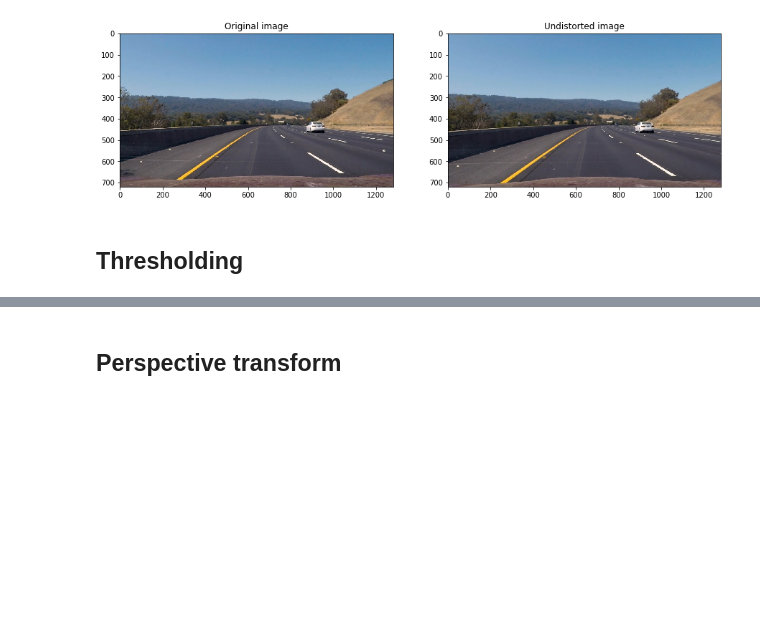
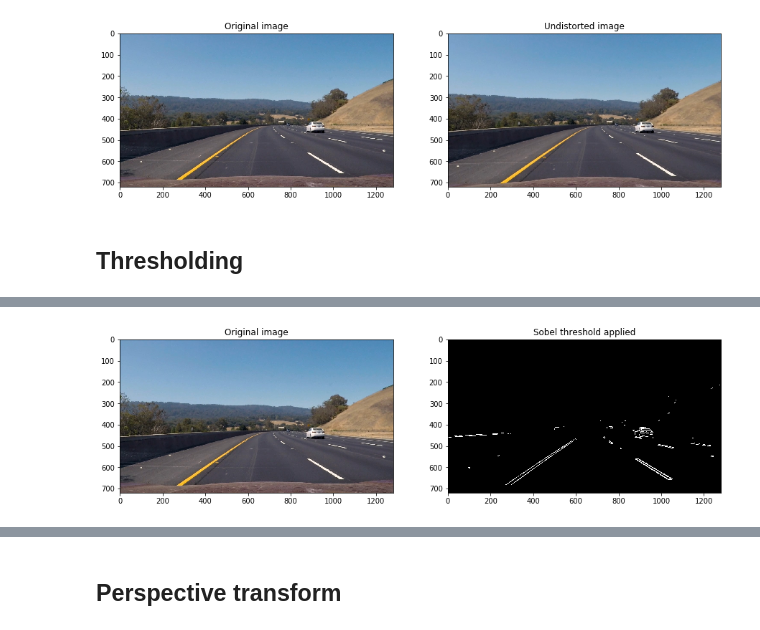
Before and after one commit to tindandelion/carnd-advanced-lane-detection-p4, a Jupyter notebook: advanced-lane-detection.ipynb, the cells around one changed output, grey strips where cells are left out. Saved outputs shown, nothing was run; the diff lists cells and outputs as text; code cells hidden in the pictures; blank space fills up the shorter version.

```diff
--- a/advanced-lane-detection.ipynb
+++ b/advanced-lane-detection.ipynb
@@ -152,0 +154,24 @@ visualize_process_stage(sample_image, thresholder(sample_image),
+# %%
+class SobelMagnitudeThreshold(PipelineStage):
+    threshold = (100, 255)
+    kernel = 13
+
+    def process(self, image):
+        gray = cv2.cvtColor(image, cv2.COLOR_RGB2GRAY)
+        sobel_x = cv2.Sobel(gray, cv2.CV_64F, 1, 0, ksize=self.kernel)
+        sobel_y = cv2.Sobel(gray, cv2.CV_64F, 0, 1, ksize=self.kernel)
+        sobel_mag = np.sqrt(np.square(sobel_x) + np.square(sobel_y))
+        sobel_scaled = np.uint8(255 * sobel_mag / np.max(sobel_mag))
+        mask = np.zeros_like(sobel_scaled)
+
+        mask[(sobel_scaled > self.threshold[0]) & (sobel_scaled <= self.threshold[1])] = 1
+        return mask
+
+
+thresholder = SobelMagnitudeThreshold()
+visualize_process_stage(sample_image, thresholder(sample_image),
+                        processed_title='Sobel threshold applied',
+                        processed_cmap='gray',
+                        output_file='output/sobel_threshold.png')
+# %% [output]
+[figure, added]
```
Also changed, not shown: parts of 10 cells of this notebook, 5 other files.
